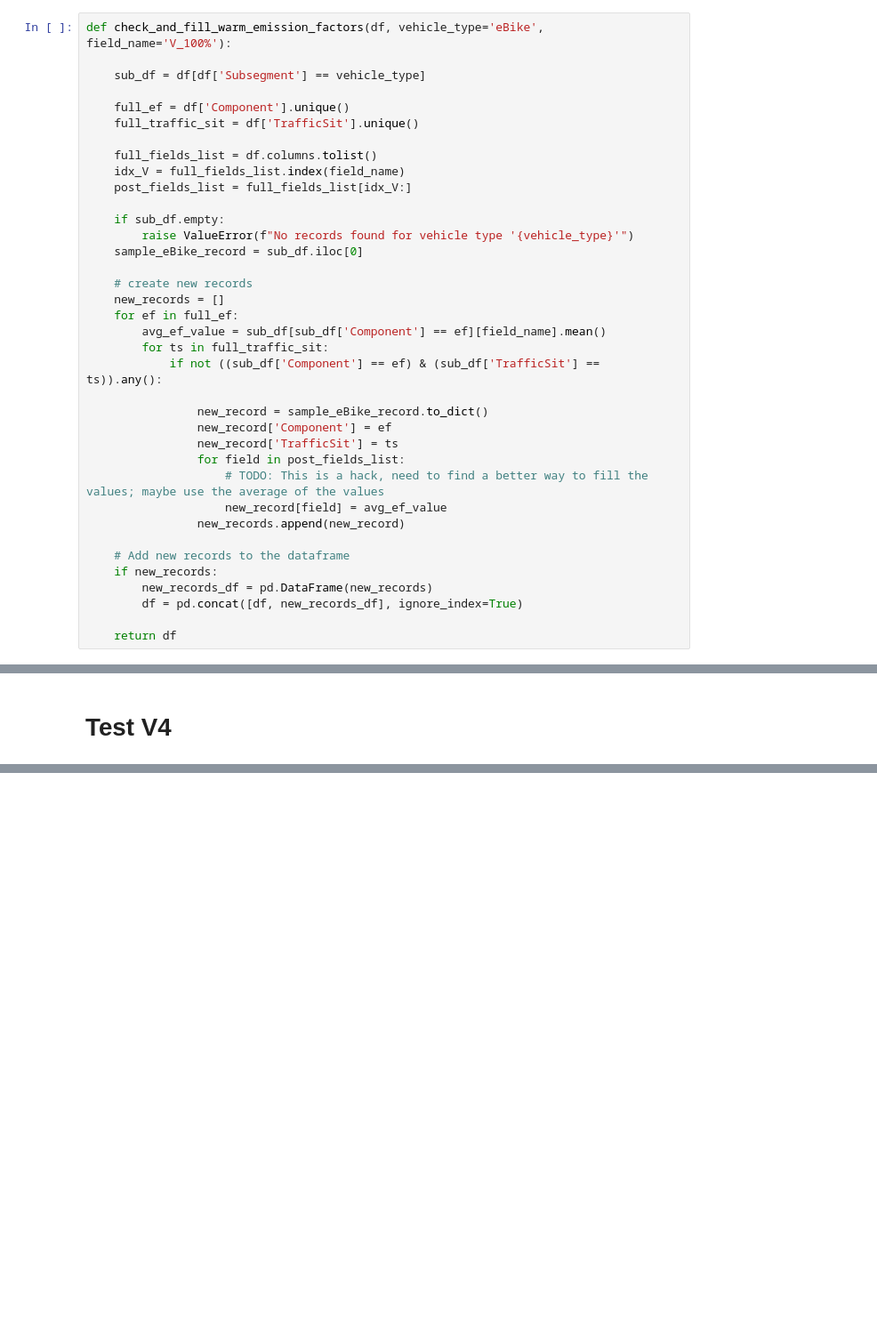
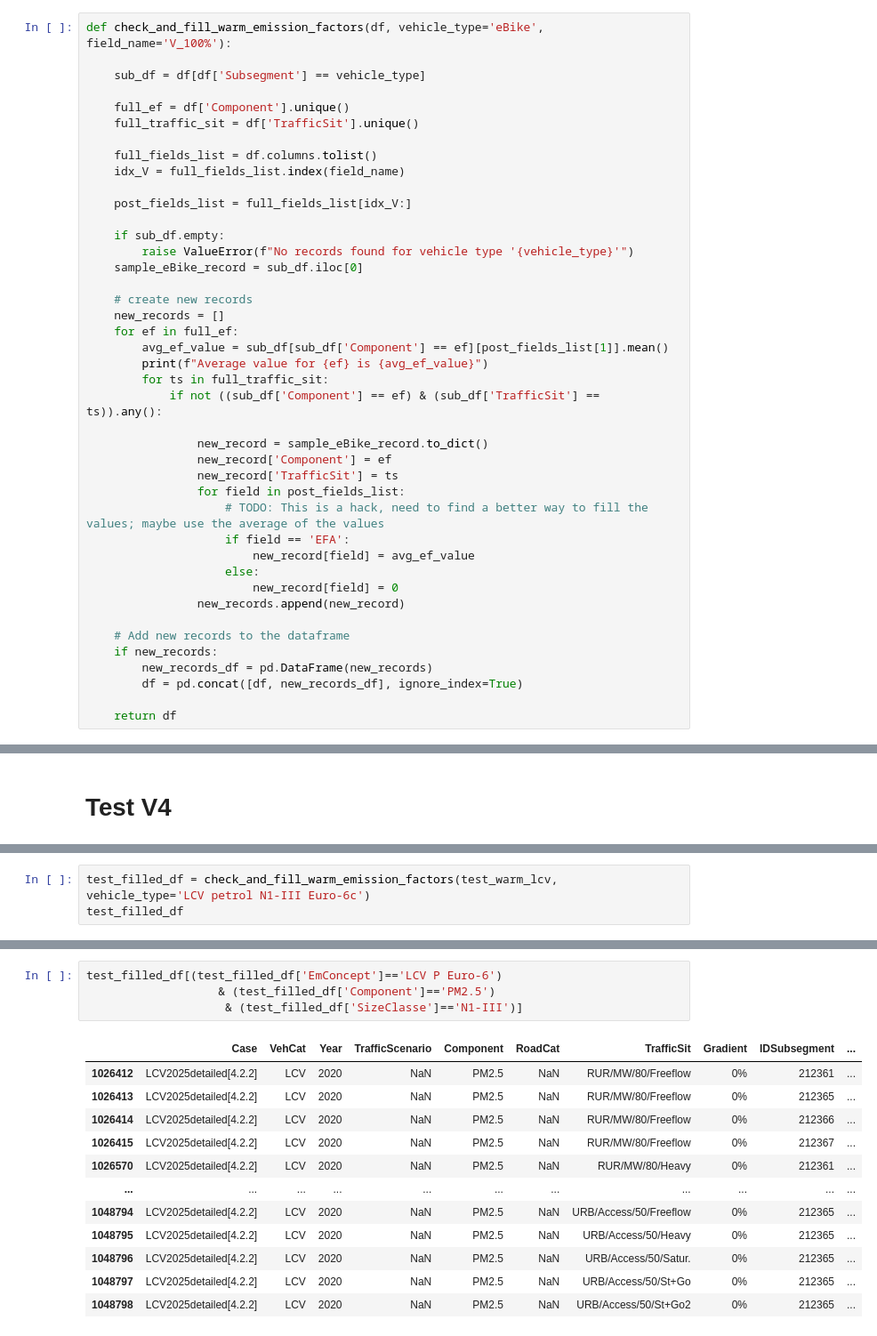
Before and after one commit to XanderPENG/matsim-xp, a Jupyter notebook: src/main/python/freight_emission/convert_hbefa_tables.ipynb, the cells around one changed output, grey strips where cells are left out. Shown at 89% size. Drawn from its saved outputs; the diff is of its cells as text; blank space fills up the shorter version.

```diff
--- a/src/main/python/freight_emission/convert_hbefa_tables.ipynb
+++ b/src/main/python/freight_emission/convert_hbefa_tables.ipynb
@@ -22,6 +27,7 @@ def check_and_fill_warm_emission_factors(df, vehicle_type='eBike', field_name='V
 
     full_fields_list = df.columns.tolist()
     idx_V = full_fields_list.index(field_name)
+
     post_fields_list = full_fields_list[idx_V:]
 
     if sub_df.empty:
@@ -31,7 +37,8 @@ def check_and_fill_warm_emission_factors(df, vehicle_type='eBike', field_name='V
     # create new records
     new_records = []
     for ef in full_ef:
-        avg_ef_value = sub_df[sub_df['Component'] == ef][field_name].mean()
+        avg_ef_value = sub_df[sub_df['Component'] == ef][post_fields_list[1]].mean()
+        print(f"Average value for {ef} is {avg_ef_value}")
         for ts in full_traffic_sit:
             if not ((sub_df['Component'] == ef) & (sub_df['TrafficSit'] == ts)).any():
 
@@ -40,7 +47,10 @@ def check_and_fill_warm_emission_factors(df, vehicle_type='eBike', field_name='V
                 new_record['TrafficSit'] = ts
                 for field in post_fields_list:
                     # TODO: This is a hack, need to find a better way to fill the values; maybe use the average of the values
-                    new_record[field] = avg_ef_value
+                    if field == 'EFA':
+                        new_record[field] = avg_ef_value
+                    else:
+                        new_record[field] = 0
                 new_records.append(new_record)
 
     # Add new records to the dataframe
@@ -542,0 +605,3 @@ lcv_cold_processed[lcv_cold_processed['Subsegment'] == 'LCV petrol N1-III Euro-6
+# %%
+test_filled_df = check_and_fill_warm_emission_factors(test_warm_lcv, vehicle_type='LCV petrol N1-III Euro-6c')
+test_filled_df
@@ -542,0 +641,17 @@ lcv_cold_processed[lcv_cold_processed['Subsegment'] == 'LCV petrol N1-III Euro-6
+# %%
+test_filled_df[(test_filled_df['EmConcept']=='LCV P Euro-6')
+                   & (test_filled_df['Component']=='PM2.5')
+                    & (test_filled_df['SizeClasse']=='N1-III')]
+# %% [output]
+|  | Case | VehCat | Year | TrafficScenario | Component | RoadCat | TrafficSit | Gradient | IDSubsegment | ... |
+| 1026412 | LCV2025detailed[4.2.2] | LCV | 2020 | NaN | PM2.5 | NaN | RUR/MW/80/Freeflow | 0% | 212361 | ... |
+| 1026413 | LCV2025detailed[4.2.2] | LCV | 2020 | NaN | PM2.5 | NaN | RUR/MW/80/Freeflow | 0% | 212365 | ... |
+| 1026414 | LCV2025detailed[4.2.2] | LCV | 2020 | NaN | PM2.5 | NaN | RUR/MW/80/Freeflow | 0% | 212366 | ... |
+| 1026415 | LCV2025detailed[4.2.2] | LCV | 2020 | NaN | PM2.5 | NaN | RUR/MW/80/Freeflow | 0% | 212367 | ... |
+| 1026570 | LCV2025detailed[4.2.2] | LCV | 2020 | NaN | PM2.5 | NaN | RUR/MW/80/Heavy | 0% | 212361 | ... |
+| ... | ... | ... | ... | ... | ... | ... | ... | ... | ... | ... |
+| 1048794 | LCV2025detailed[4.2.2] | LCV | 2020 | NaN | PM2.5 | NaN | URB/Access/50/Freeflow | 0% | 212365 | ... |
+| 1048795 | LCV2025detailed[4.2.2] | LCV | 2020 | NaN | PM2.5 | NaN | URB/Access/50/Heavy | 0% | 212365 | ... |
+| 1048796 | LCV2025detailed[4.2.2] | LCV | 2020 | NaN | PM2.5 | NaN | URB/Access/50/Satur. | 0% | 212365 | ... |
+| 1048797 | LCV2025detailed[4.2.2] | LCV | 2020 | NaN | PM2.5 | NaN | URB/Access/50/St+Go | 0% | 212365 | ... |
+| 1048798 | LCV2025detailed[4.2.2] | LCV | 2020 | NaN | PM2.5 | NaN | URB/Access/50/St+Go2 | 0% | 212365 | ... |
```
Also changed, not shown: parts of 19 cells of this notebook, 1 other file.
